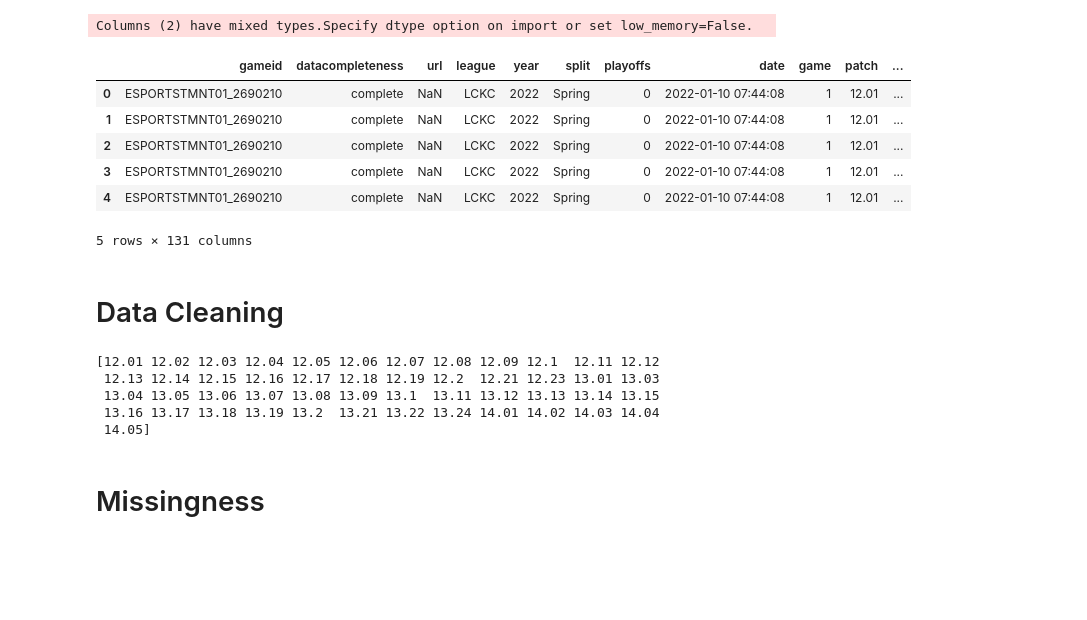
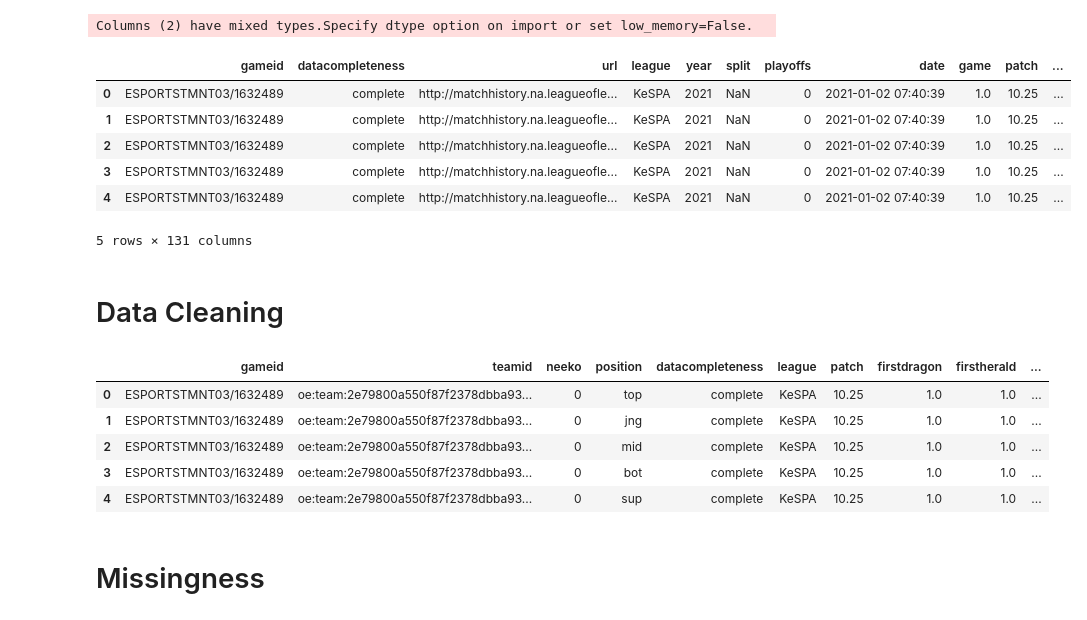
Before and after one commit to elliekwang/neeko_rework, a Jupyter notebook: joyce.ipynb, the cells around one changed output. Cells and saved outputs as stored; diff of their text form; code cells hidden in the pictures; blank space fills up the shorter version.

```diff
--- a/joyce.ipynb
+++ b/joyce.ipynb
@@ -7,18 +20,23 @@ import plotly.io as pio
 pio.renderers.default = "browser"
 # %%
-leeg21 = pd.read_csv('../data/league_2021.csv')
-leeg22 = pd.read_csv('../data/league_2022.csv')
-leeg23 = pd.read_csv('../data/league_2023.csv')
-leeg24 = pd.read_csv('../data/league_2024.csv')
+fp1 = '../data/league_2021.csv'
+fp2 = '../data/league_2022.csv'
+fp3 = '../data/league_2023.csv'
+fp4 = '../data/league_2024.csv'
 
-league = pd.concat([leeg22, leeg23, leeg24])
+leeg21 = pd.read_csv(fp1)
+leeg22 = pd.read_csv(fp2)
+leeg23 = pd.read_csv(fp3)
+leeg24 = pd.read_csv(fp4)
+
+league = pd.concat([leeg21, leeg22, leeg23, leeg24])
 league.head()
 # %% [output]
 Columns (2) have mixed types.Specify dtype option on import or set low_memory=False.
 |  | gameid | datacompleteness | url | league | year | split | playoffs | date | game | patch | ... |
-| 0 | ESPORTSTMNT01_2690210 | complete | NaN | LCKC | 2022 | Spring | 0 | 2022-01-10 07:44:08 | 1 | 12.01 | ... |
-| 1 | ESPORTSTMNT01_2690210 | complete | NaN | LCKC | 2022 | Spring | 0 | 2022-01-10 07:44:08 | 1 | 12.01 | ... |
-| 2 | ESPORTSTMNT01_2690210 | complete | NaN | LCKC | 2022 | Spring | 0 | 2022-01-10 07:44:08 | 1 | 12.01 | ... |
-| 3 | ESPORTSTMNT01_2690210 | complete | NaN | LCKC | 2022 | Spring | 0 | 2022-01-10 07:44:08 | 1 | 12.01 | ... |
-| 4 | ESPORTSTMNT01_2690210 | complete | NaN | LCKC | 2022 | Spring | 0 | 2022-01-10 07:44:08 | 1 | 12.01 | ... |
+| 0 | ESPORTSTMNT03/1632489 | complete | http://matchhistory.na.leagueofle... | KeSPA | 2021 | NaN | 0 | 2021-01-02 07:40:39 | 1.0 | 10.25 | ... |
+| 1 | ESPORTSTMNT03/1632489 | complete | http://matchhistory.na.leagueofle... | KeSPA | 2021 | NaN | 0 | 2021-01-02 07:40:39 | 1.0 | 10.25 | ... |
+| 2 | ESPORTSTMNT03/1632489 | complete | http://matchhistory.na.leagueofle... | KeSPA | 2021 | NaN | 0 | 2021-01-02 07:40:39 | 1.0 | 10.25 | ... |
+| 3 | ESPORTSTMNT03/1632489 | complete | http://matchhistory.na.leagueofle... | KeSPA | 2021 | NaN | 0 | 2021-01-02 07:40:39 | 1.0 | 10.25 | ... |
+| 4 | ESPORTSTMNT03/1632489 | complete | http://matchhistory.na.leagueofle... | KeSPA | 2021 | NaN | 0 | 2021-01-02 07:40:39 | 1.0 | 10.25 | ... |
 5 rows × 131 columns
@@ -31,7 +51,7 @@ pre_cleaning = league.copy()
 # binary variable for missing patch
 league['patch_missing'] = (league['patch'].isna()).astype(int)
 
-# impute missing patches
+## impute missing patches
 patches = {
     '2022-08-11 08:37:33':12.15,
     '2022-08-12 06:08:39':12.15,
@@ -62,25 +82,45 @@ patches = {
 }
 league['patch'] = league['patch'].fillna(league['date'])
 league['patch'] = league['patch'].replace(patches)
-print(league['patch'].unique())
 
-# only have patch 12.10 - present
-league = league[(league['patch'] >= 12.10)]
+## impute team statistics into missing player level stats for 'firstdragon', 'firstherald', 'heralds', 'opp_heralds'
 
-# filter out summary rows
+# get team summary statistics
+team_stats = (league[(league['participantid'] == 100) | (league['participantid'] == 200)]
+              .loc[:,['gameid', 'teamid','firstdragon', 'firstherald', 'heralds', 'opp_heralds']])
+
+# subset dataframe to player level data
 league = league[(league['participantid'] != 100) & (league['participantid'] != 200)]
+
+# drop stats cols in league to retain col names after merge
+league = league.drop(columns=['firstdragon', 'firstherald', 'heralds', 'opp_heralds'])
+
+# merge team stats onto player level data
+league = league.merge(team_stats, on=['gameid', 'teamid'], how='left')
 
 # create a binary variable for before and after Patch 13.9
 league['post_rework'] = (league['patch'] >= 13.09).astype(int)
 
 # create a binary variable for whether neeko played in the game
 league['neeko'] = (league['champion'] == 'Neeko').astype(int)
+
+# create a new variable for difference in heralds gained
+league['herald_diff'] = league['heralds'] - league['opp_heralds']
+
+# keep features we need
+league = (league.loc[:, ['gameid', 'teamid', 'neeko', 'position', 'datacompleteness','league',
+                'patch', 'firstdragon', 'firstherald', 'herald_diff', 'goldat15','xpat15','csat15',
+                'golddiffat15','xpdiffat15','csdiffat15','killsat15','assistsat15','deathsat15',
+                'result']])
+
+league.head()
 # %% [output]
-[12.01 12.02 12.03 12.04 12.05 12.06 12.07 12.08 12.09 12.1  12.11 12.12
- 12.13 12.14 12.15 12.16 12.17 12.18 12.19 12.2  12.21 12.23 13.01 13.03
- 13.04 13.05 13.06 13.07 13.08 13.09 13.1  13.11 13.12 13.13 13.14 13.15
- 13.16 13.17 13.18 13.19 13.2  13.21 13.22 13.24 14.01 14.02 14.03 14.04
- 14.05]
+|  | gameid | teamid | neeko | position | datacompleteness | league | patch | firstdragon | firstherald | ... |
+| 0 | ESPORTSTMNT03/1632489 | oe:team:2e79800a550f87f2378dbba93... | 0 | top | complete | KeSPA | 10.25 | 1.0 | 1.0 | ... |
+| 1 | ESPORTSTMNT03/1632489 | oe:team:2e79800a550f87f2378dbba93... | 0 | jng | complete | KeSPA | 10.25 | 1.0 | 1.0 | ... |
+| 2 | ESPORTSTMNT03/1632489 | oe:team:2e79800a550f87f2378dbba93... | 0 | mid | complete | KeSPA | 10.25 | 1.0 | 1.0 | ... |
+| 3 | ESPORTSTMNT03/1632489 | oe:team:2e79800a550f87f2378dbba93... | 0 | bot | complete | KeSPA | 10.25 | 1.0 | 1.0 | ... |
+| 4 | ESPORTSTMNT03/1632489 | oe:team:2e79800a550f87f2378dbba93... | 0 | sup | complete | KeSPA | 10.25 | 1.0 | 1.0 | ... |
 # %% [markdown]
 # Missingness
 # %% [markdown]
```
Also changed, not shown: parts of 41 cells of this notebook.
